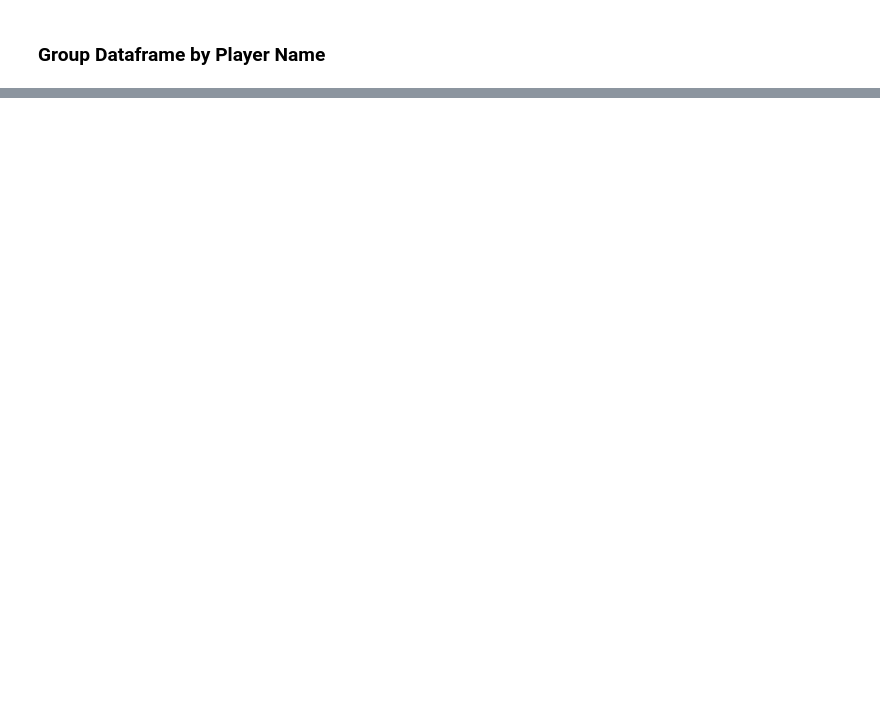
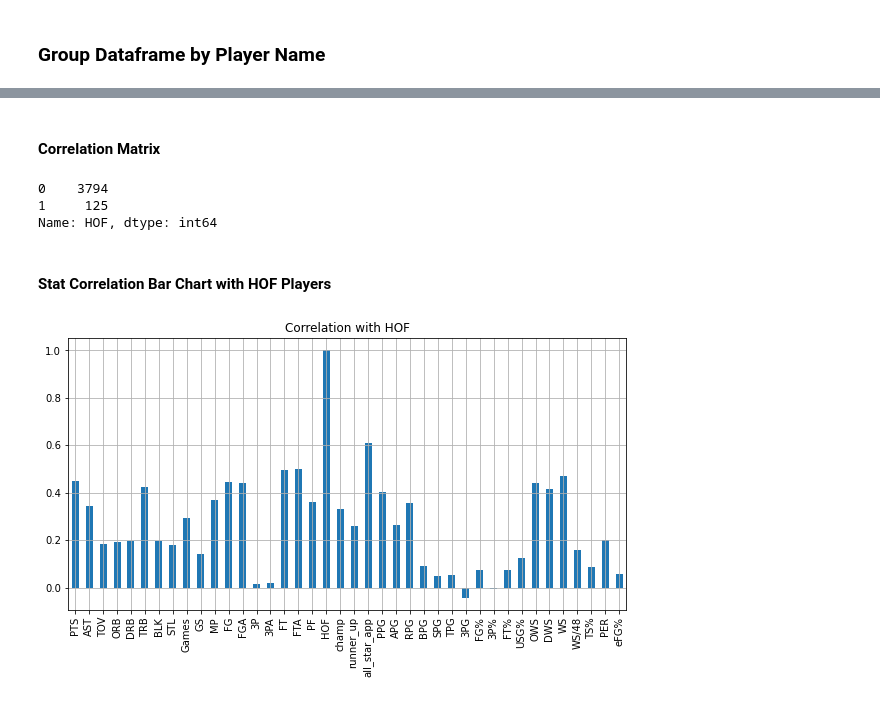
Before and after one commit to Mynusjanai/nba-hof-pred, a Jupyter notebook: nba_hof_workbook.ipynb, the cells around one changed output, grey strips where cells are left out. Drawn from its saved outputs; the diff is of its cells as text; code cells hidden in the pictures; blank space fills up the shorter version.

```diff
--- a/nba_hof_workbook.ipynb
+++ b/nba_hof_workbook.ipynb
@@ -216,0 +209,12 @@ ValueError: Can only compare identically-labeled Series objects
+# %%
+# Take advanced statistics out of dataframe so that they aren't affected by seasonal totals
+advanced_stats = nba.groupby('Player', dropna = False)['USG%', 'OWS', 'DWS', 'WS', 'WS/48', 'TS%', 'PER', 'eFG%'].mean()
+# %%
+nba_total = pd.merge(nba_total, advanced_stats, on = 'Player', how = 'left')
+nba_total.rename(columns = {'G_x':'Games'}, inplace = True)
+# %%
+# Fixing HOF totals
+nba_total['HOF'] = np.where((nba_total['HOF'] > 1), 1, 0)
+
+# Dealing with NaN values in all-star appearances
+nba_total['all_star_app'].fillna(0, inplace = True)
@@ -216,0 +232,13 @@ ValueError: Can only compare identically-labeled Series objects
+# %%
+# Variable for finals appearances
+nba_total['finals_app'] = nba_total['champ'] + nba_total['runner_up']
+
+
+
+# Variable for years in the league
+# nba_total['years_played'] = player_data['year_end'] - player_data['year_start']
+
+# Variable for teams played for
+# nba_total['teams_played'] = nba['Tm'].count().unique()
+
+# Column for primary position played
@@ -216,0 +267,2 @@ ValueError: Can only compare identically-labeled Series objects
+# %% [markdown]
+#### Correlation Matrix
@@ -216,0 +288,13 @@ ValueError: Can only compare identically-labeled Series objects
+# %%
+nba_total['HOF'].value_counts()
+# %% [output]
+0    3794
+1     125
+Name: HOF, dtype: int64
+# %% [markdown]
+#### Stat Correlation Bar Chart with HOF Players
+# %%
+nba_total.corrwith(nba_total.HOF).plot.bar(figsize = (10, 5), title = "Correlation with HOF",
+                                        fontsize = 10,rot = 90, grid = True);
+# %% [output]
+[figure, added]
```
Also changed, not shown: parts of 62 cells of this notebook, 3 other files.
